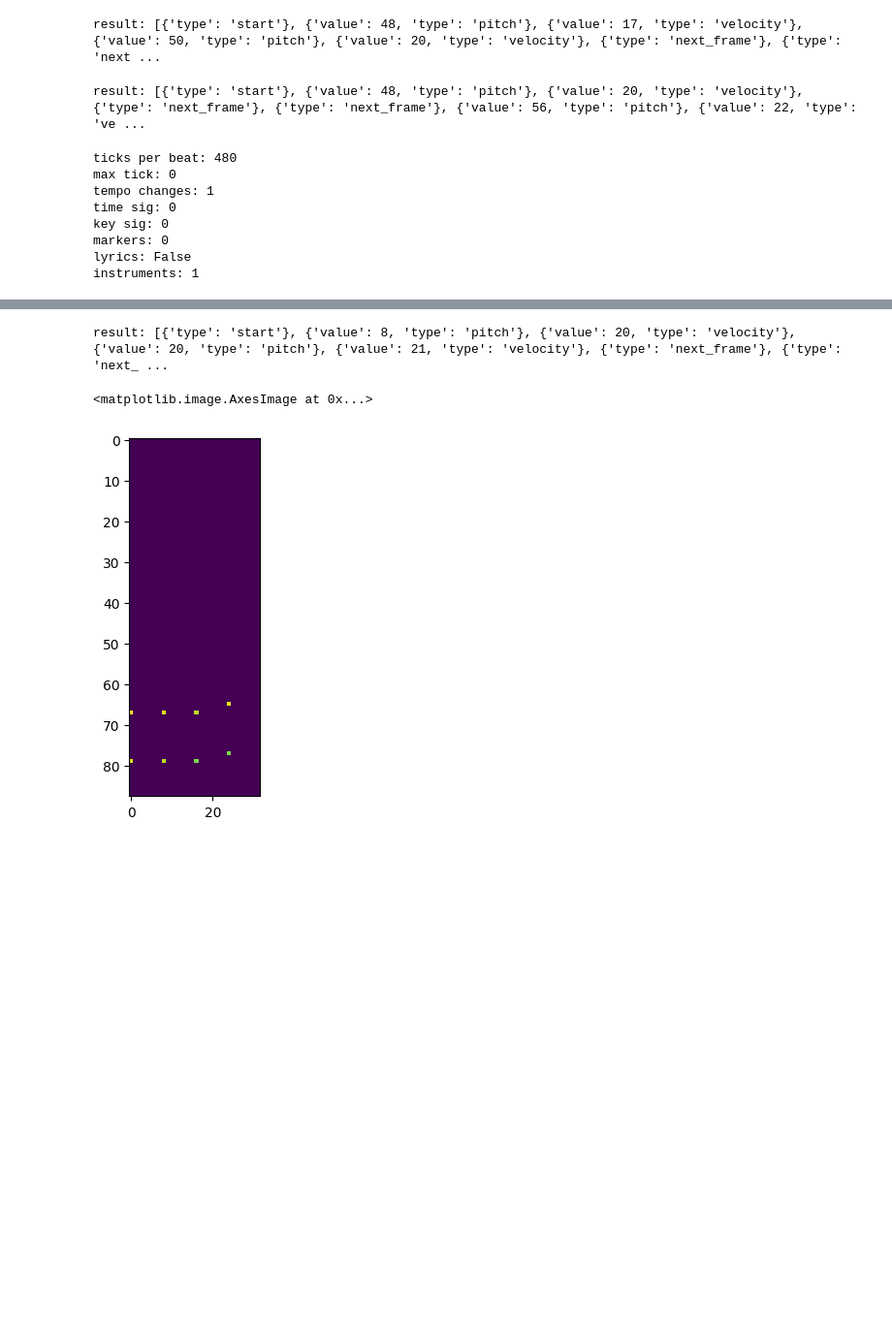
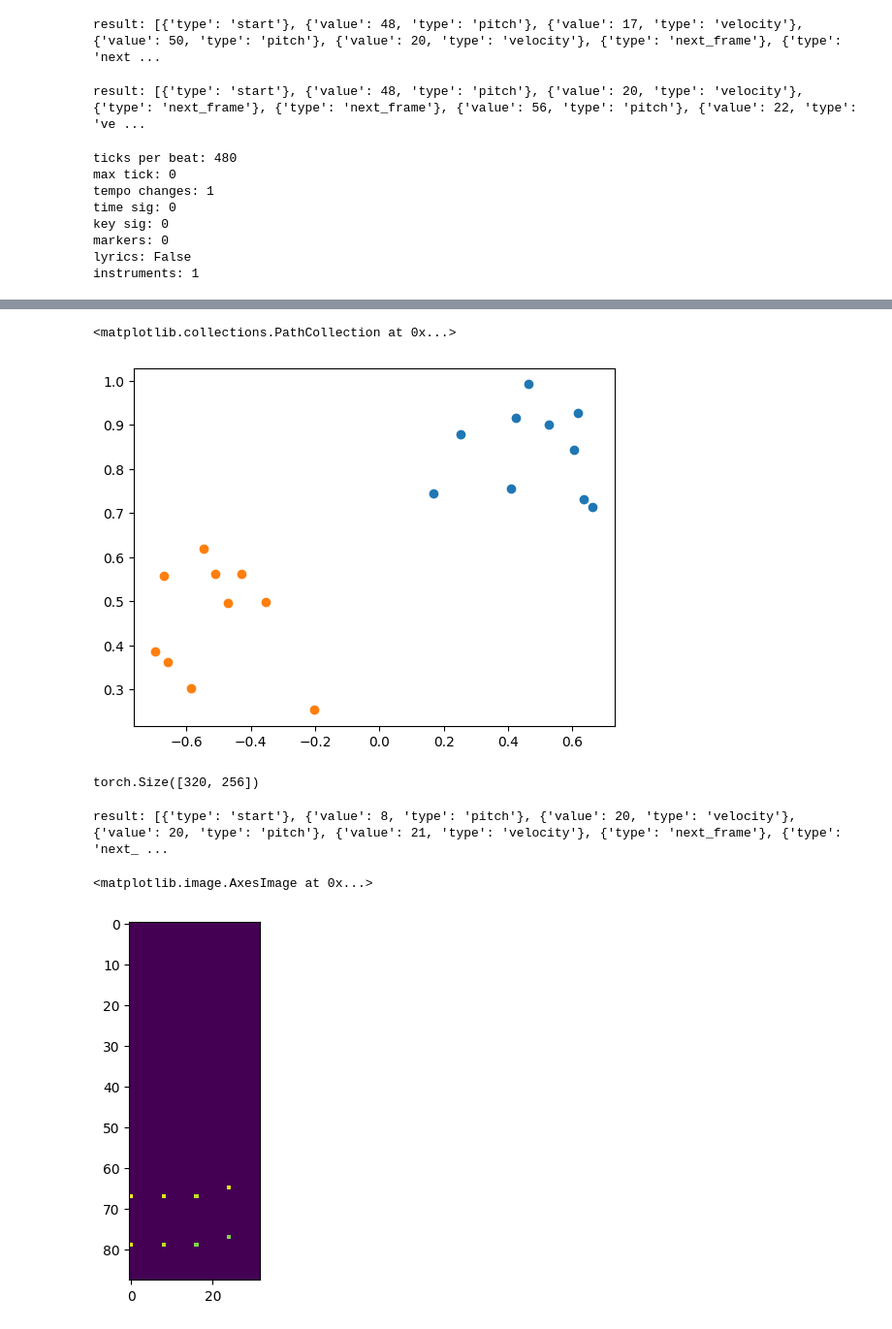
Before and after one commit to eri24816/piano-music-gen, a Jupyter notebook: vae.ipynb, the cells around one changed output, grey strips where cells are left out. Shown at 97% size. Cells and saved outputs as stored; diff of their text form; code cells hidden in the pictures; blank space fills up the shorter version.

Commit message:
1002_latent_loss_1e-4_cor1

```diff
--- a/vae.ipynb
+++ b/vae.ipynb
@@ -118,8 +118,8 @@ class VAE(nn.Module):
 
     def forward(self, seq: torch.Tensor, pos: torch.Tensor, return_latent: bool=False):
         latent_mean, latent_logvar = self.encoder(seq[:,1:], pos[:,1:])
-        #latent = self.reparameterize(latent_mean, latent_logvar)
-        latent = latent_mean
+        latent = self.reparameterize(latent_mean, latent_logvar)
+        #latent = latent_mean
         if return_latent:
             latent_loss = self.latent_loss(latent_mean, latent_logvar)
             return self.decoder(latent, seq[:,:-1], pos), latent, latent_mean, latent_logvar, latent_loss
@@ -270,7 +274,7 @@ for epoch in range(from_epoch+1,12):
         opt.zero_grad()
         reconst, latent, latent_mean, latent_logvar, latent_loss = vae(batch['indices'], batch['pos'], return_latent = True)
         reconst_loss = crit((reconst+batch['output_mask']).transpose(1,2), batch['indices'][:,1:])
-        loss = reconst_loss + latent_loss*0
+        loss = reconst_loss + latent_loss*1e-4
 
         latent.retain_grad()
 
@@ -289,16 +293,20 @@ for epoch in range(from_epoch+1,12):
             accuracy = ((reconst.argmax(dim=-1) == batch['indices'][:,1:])[batch['indices'][:,1:]>0]).float().mean().item()
             writer.add_scalar('accuracy', accuracy, epoch*len(dl)+i)
 
+
+            writer.add_scalar('latent_grad', latent.grad.norm(1).mean().item(), epoch*len(dl)+i)
+            writer.add_scalar('confidence', get_confidence(latent_mean, latent_logvar.exp()), epoch*len(dl)+i)
+
+
+        if i % 500 == 0:
+
             latent_samples = []
             for _ in range(10):
                 latent_samples.append(vae.reparameterize(latent_mean, latent_logvar))
-            latent_samples = torch.cat(latent_samples, dim=0) # sample, B, 3
-            latent_samples = latent_samples.transpose(0,1).contiguous().view(B*10, -1) # B*sample, 3
-            writer.add_embedding(tag='latent_samples',mat=latent_samples, metadata=[i for i in range(B) for _ in range(10)],global_step=epoch*len(dl)+i)
-            writer.add_scalar('confidence', get_confidence(latent_mean, latent_logvar.exp()), epoch*len(dl)+i)
-            writer.add_scalar('latent_grad', latent.grad.norm(1).mean().item(), epoch*len(dl)+i)
+            latent_samples = torch.cat(latent_samples, dim=0) # sample* B, 3
+            writer.add_embedding(tag='latent_samples',mat=latent_samples, metadata=[i for _ in range(10) for i in range(B) ],global_step=epoch*len(dl)+i)
 
-        if i % 500 == 0:
+
             pr = inference(torch.randn(1, 256).to(device), output_dir/f'{epoch}_{i}_random.mid', length=120)
             writer.add_image('random', pr.to_tensor(start_time=0,end_time=32,padding=True).transpose(0,1).flip(0)/127, epoch*len(dl)+i,dataformats='HW')
 
@@ -315,6 +323,7 @@ for epoch in range(from_epoch+1,12):
 
             gt_pr.to_midi(output_dir/f'{epoch}_{i}_gt.mid')
 
+
     if epoch % 2 == 0:
         torch.save({'model':vae.state_dict(), 'opt':opt.state_dict()}, checkpoint_dir/f'{epoch}.pt')
 # %% [output]
@@ -371,3 +368,0 @@ tensor([[ -7.7109,  -8.2419,  -7.6864,  ...,  -4.2910,  -4.3220, -10.3268],
-# %%
-vae.to('cuda')
-reconst, latent, latent_mean, latent_logvar, latent_loss = vae(batch['indices'], batch['pos'], return_latent = True)
@@ -393,0 +369,5 @@ tokenizer.detokenize(tokens).notes
+# %%
+latent_samples = []
+for _ in range(10):
+    latent_samples.append(vae.reparameterize(latent_mean, latent_logvar))
+latent_samples = torch.cat(latent_samples, dim=0) # sample* B, 3
@@ -393,0 +388,8 @@ tokenizer.detokenize(tokens).notes
+# %%
+import matplotlib.pyplot as plt
+latent_samples = latent_samples.detach().cpu()
+plt.scatter(latent_samples[2::32,5],latent_samples[2::32,6])
+plt.scatter(latent_samples[10::32,5],latent_samples[10::32,6])
+# %% [output]
+<matplotlib.collections.PathCollection at 0x...>
+[figure, added]
@@ -394,3 +401,7 @@ tokenizer.detokenize(tokens).notes
+# %%
+latent_samples[::32,:5]
+# %% [output]
+torch.Size([320, 256])
 # %%
 import matplotlib.pyplot as plt
 tokens, pr = inference(torch.randn(1, 256).to(device), output_dir/f'{epoch}_{i}_random.mid', length=120)
```
Also changed, not shown: parts of 7 cells of this notebook.
